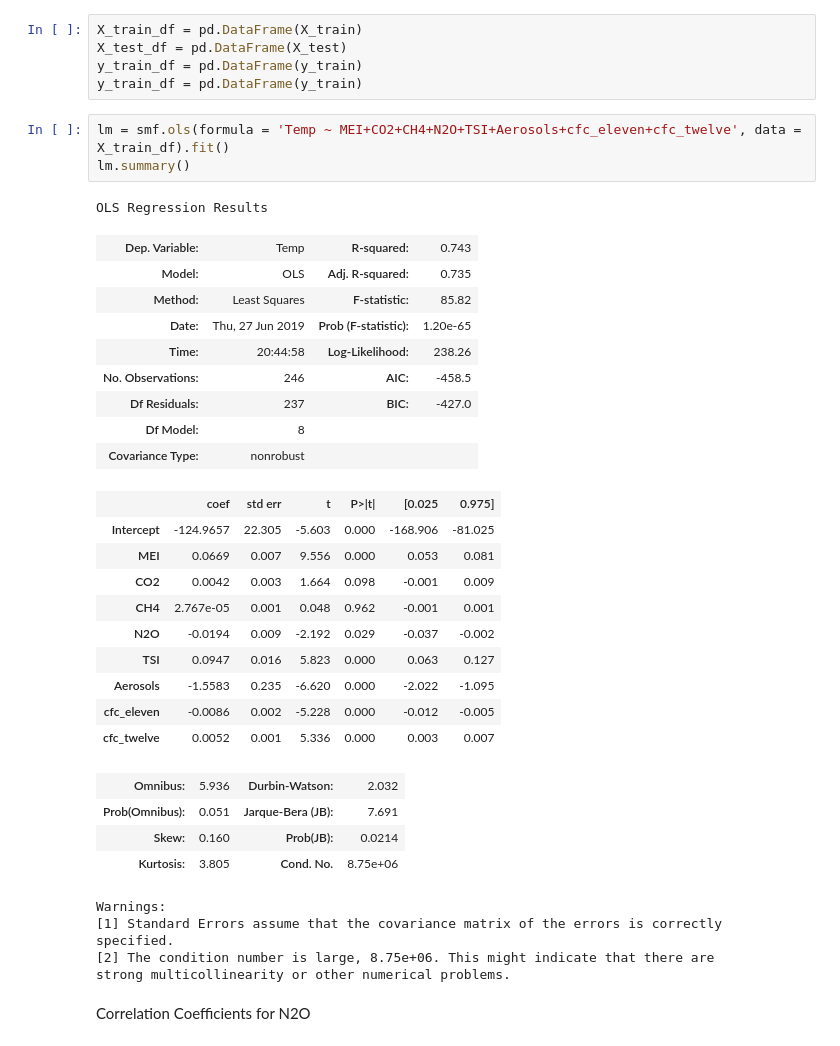
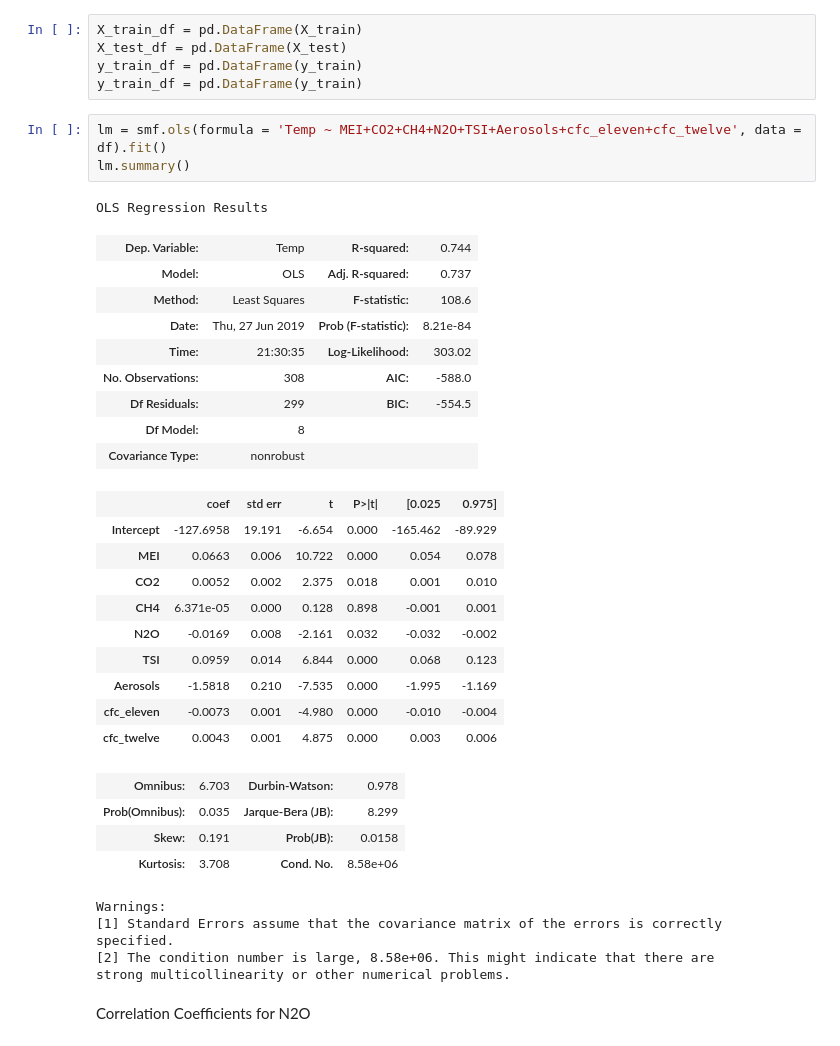
Before and after one commit to atheesh1998/Analytics-Edge, a Jupyter notebook: 2. Linear Regression/4. Climate Change.ipynb, the cells around one changed output. Drawn from its saved outputs; the diff is of its cells as text.

```diff
--- a/2. Linear Regression/4. Climate Change.ipynb
+++ b/2. Linear Regression/4. Climate Change.ipynb
@@ -38,36 +39,36 @@ X_test_df = pd.DataFrame(X_test)
 y_train_df = pd.DataFrame(y_train)
 y_train_df = pd.DataFrame(y_train)
 # %%
-lm = smf.ols(formula = 'Temp ~ MEI+CO2+CH4+N2O+TSI+Aerosols+cfc_eleven+cfc_twelve', data = X_train_df).fit()
+lm = smf.ols(formula = 'Temp ~ MEI+CO2+CH4+N2O+TSI+Aerosols+cfc_eleven+cfc_twelve', data = df).fit()
 lm.summary()
 # %% [output]
 OLS Regression Results
-| Dep. Variable: | Temp | R-squared: | 0.743 |
-| Model: | OLS | Adj. R-squared: | 0.735 |
-| Method: | Least Squares | F-statistic: | 85.82 |
-| Date: | Thu, 27 Jun 2019 | Prob (F-statistic): | 1.20e-65 |
-| Time: | 20:44:58 | Log-Likelihood: | 238.26 |
-| No. Observations: | 246 | AIC: | -458.5 |
-| Df Residuals: | 237 | BIC: | -427.0 |
+| Dep. Variable: | Temp | R-squared: | 0.744 |
+| Model: | OLS | Adj. R-squared: | 0.737 |
+| Method: | Least Squares | F-statistic: | 108.6 |
+| Date: | Thu, 27 Jun 2019 | Prob (F-statistic): | 8.21e-84 |
+| Time: | 21:30:35 | Log-Likelihood: | 303.02 |
+| No. Observations: | 308 | AIC: | -588.0 |
+| Df Residuals: | 299 | BIC: | -554.5 |
 | Df Model: | 8 |  |  |
 | Covariance Type: | nonrobust |  |  |
 |  | coef | std err | t | P>|t| | [0.025 | 0.975] |
-| Intercept | -124.9657 | 22.305 | -5.603 | 0.000 | -168.906 | -81.025 |
-| MEI | 0.0669 | 0.007 | 9.556 | 0.000 | 0.053 | 0.081 |
-| CO2 | 0.0042 | 0.003 | 1.664 | 0.098 | -0.001 | 0.009 |
-| CH4 | 2.767e-05 | 0.001 | 0.048 | 0.962 | -0.001 | 0.001 |
-| N2O | -0.0194 | 0.009 | -2.192 | 0.029 | -0.037 | -0.002 |
-| TSI | 0.0947 | 0.016 | 5.823 | 0.000 | 0.063 | 0.127 |
-| Aerosols | -1.5583 | 0.235 | -6.620 | 0.000 | -2.022 | -1.095 |
-| cfc_eleven | -0.0086 | 0.002 | -5.228 | 0.000 | -0.012 | -0.005 |
-| cfc_twelve | 0.0052 | 0.001 | 5.336 | 0.000 | 0.003 | 0.007 |
+| Intercept | -127.6958 | 19.191 | -6.654 | 0.000 | -165.462 | -89.929 |
+| MEI | 0.0663 | 0.006 | 10.722 | 0.000 | 0.054 | 0.078 |
+| CO2 | 0.0052 | 0.002 | 2.375 | 0.018 | 0.001 | 0.010 |
+| CH4 | 6.371e-05 | 0.000 | 0.128 | 0.898 | -0.001 | 0.001 |
+| N2O | -0.0169 | 0.008 | -2.161 | 0.032 | -0.032 | -0.002 |
+| TSI | 0.0959 | 0.014 | 6.844 | 0.000 | 0.068 | 0.123 |
+| Aerosols | -1.5818 | 0.210 | -7.535 | 0.000 | -1.995 | -1.169 |
+| cfc_eleven | -0.0073 | 0.001 | -4.980 | 0.000 | -0.010 | -0.004 |
+| cfc_twelve | 0.0043 | 0.001 | 4.875 | 0.000 | 0.003 | 0.006 |
-| Omnibus: | 5.936 | Durbin-Watson: | 2.032 |
-| Prob(Omnibus): | 0.051 | Jarque-Bera (JB): | 7.691 |
-| Skew: | 0.160 | Prob(JB): | 0.0214 |
-| Kurtosis: | 3.805 | Cond. No. | 8.75e+06 |
+| Omnibus: | 6.703 | Durbin-Watson: | 0.978 |
+| Prob(Omnibus): | 0.035 | Jarque-Bera (JB): | 8.299 |
+| Skew: | 0.191 | Prob(JB): | 0.0158 |
+| Kurtosis: | 3.708 | Cond. No. | 8.58e+06 |
 Warnings:
 [1] Standard Errors assume that the covariance matrix of the errors is correctly specified.
-[2] The condition number is large, 8.75e+06. This might indicate that there are
+[2] The condition number is large, 8.58e+06. This might indicate that there are
 strong multicollinearity or other numerical problems.
 # %% [markdown]
 Correlation Coefficients for N2O
```
Also changed, not shown: parts of 16 cells of this notebook.
